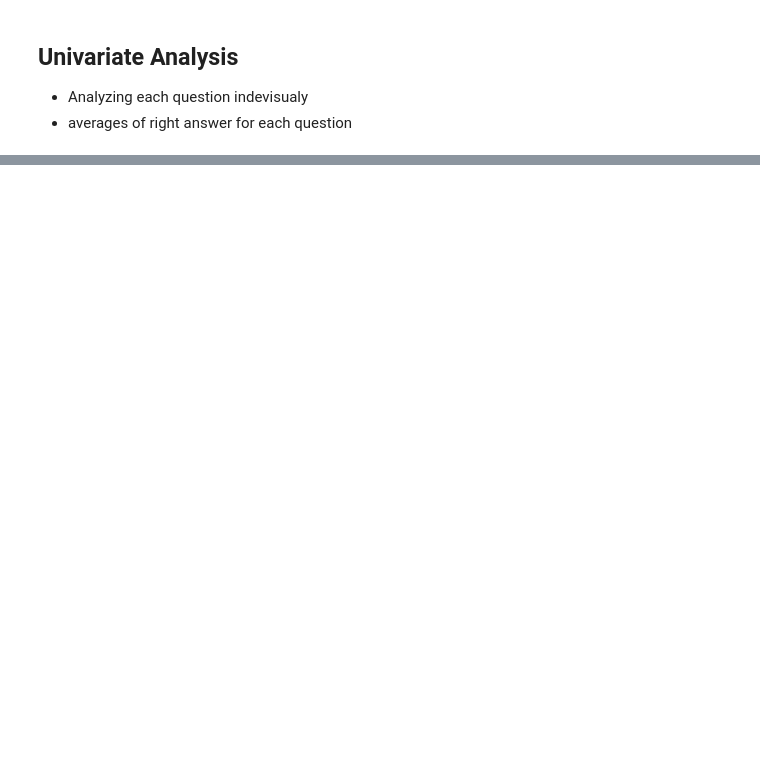
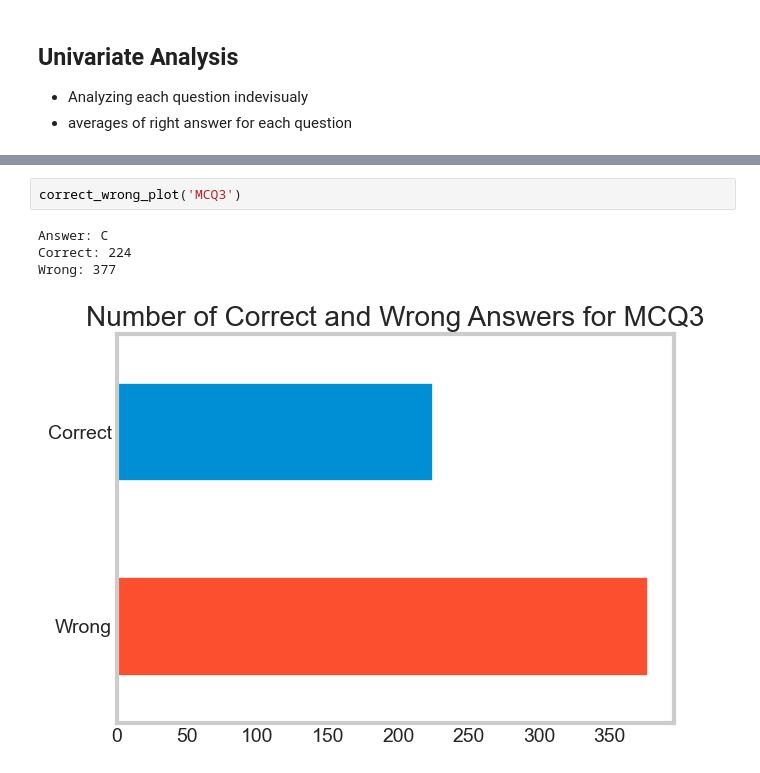
Before and after one commit to mu57f4/software_midterm_data_analysis, a Jupyter notebook: virtual_analysis.ipynb, the cells around one changed output, grey strips where cells are left out. Cells and saved outputs as stored; diff of their text form; blank space fills up the shorter version.

```diff
--- a/virtual_analysis.ipynb
+++ b/virtual_analysis.ipynb
@@ -193,0 +264,7 @@ MCQ16 E
+# %%
+correct_wrong_plot('MCQ3')
+# %% [output]
+Answer: C
+Correct: 224
+Wrong: 377
+[figure, added]
```
Also changed, not shown: parts of 45 cells of this notebook.
